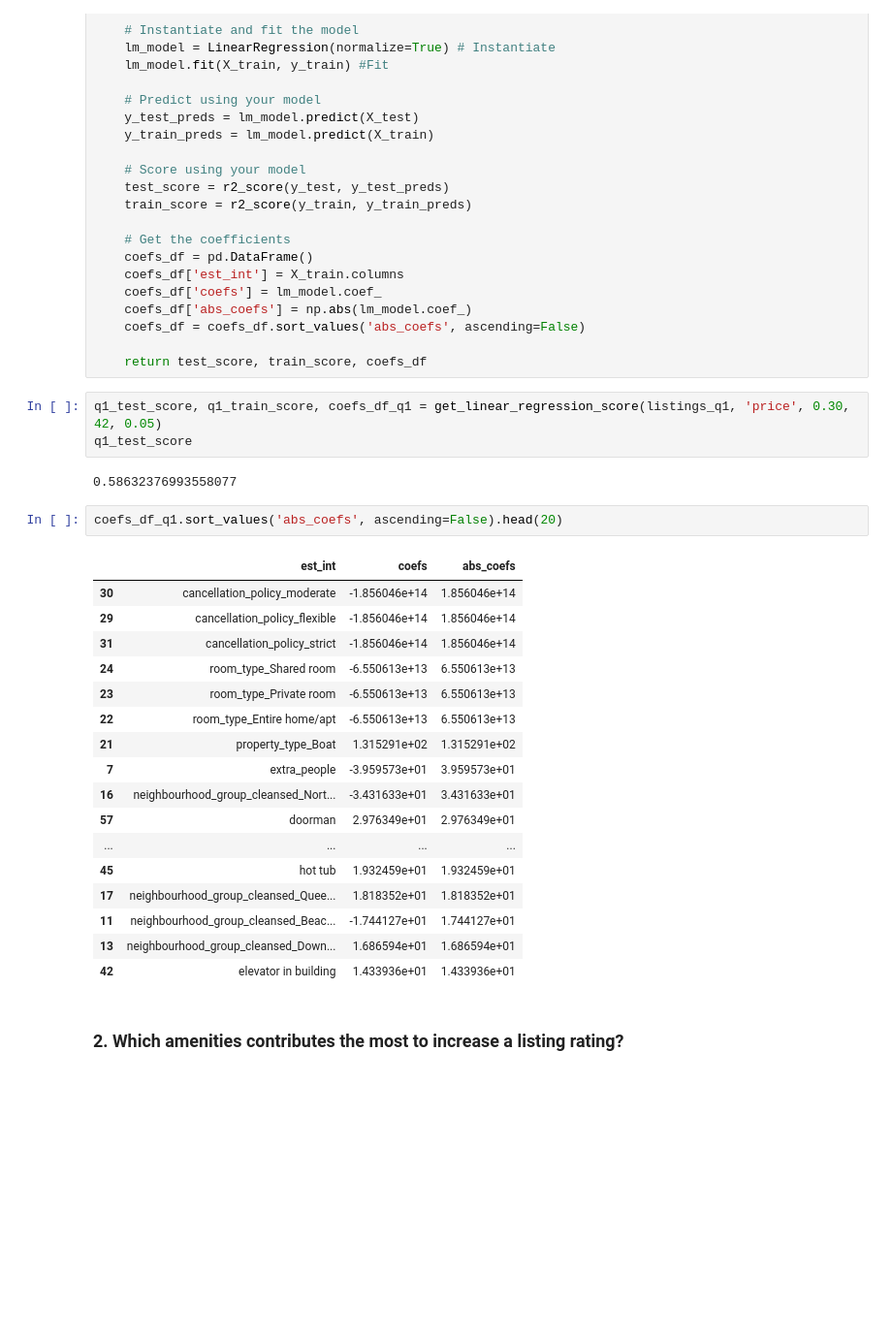
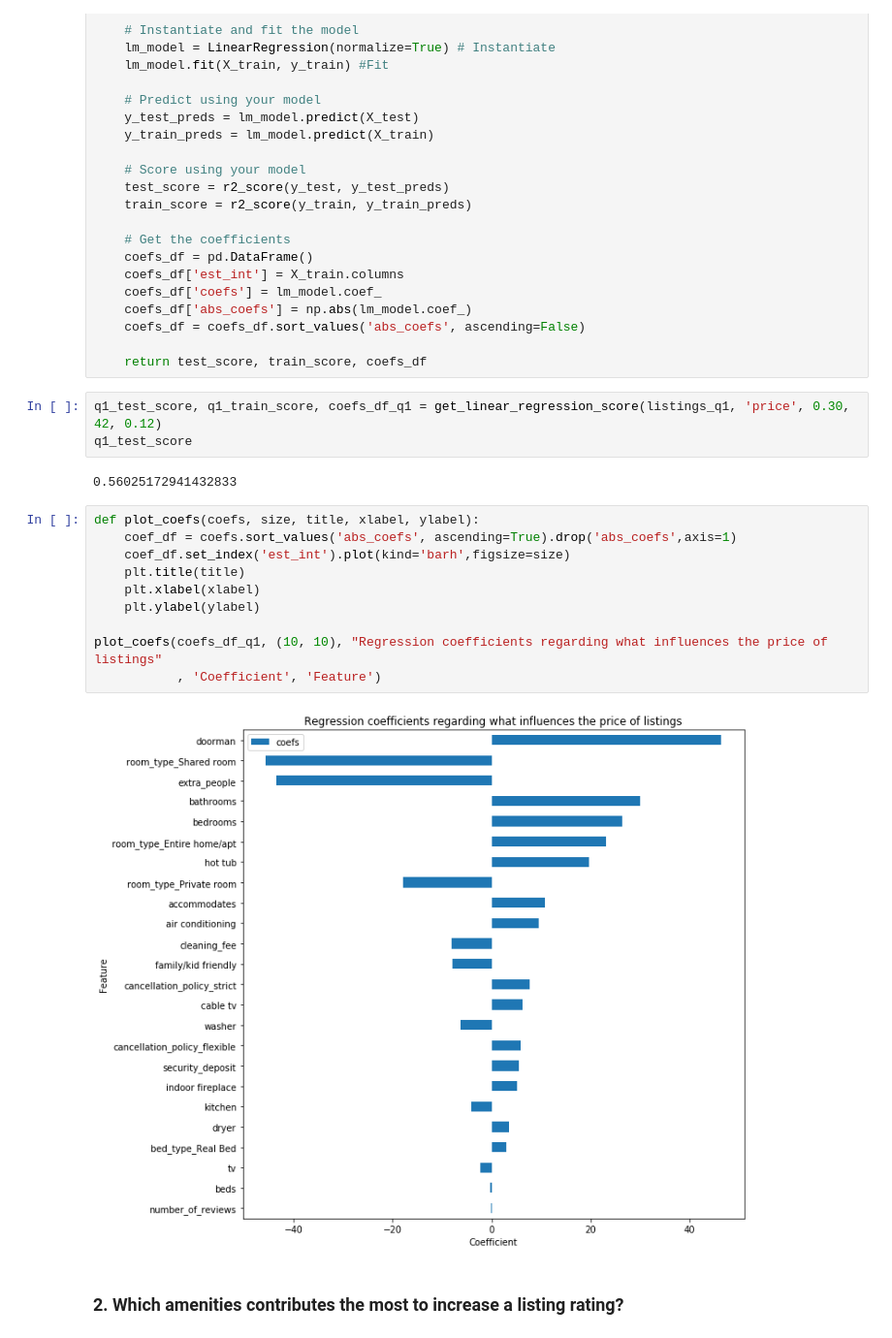
Before and after one commit to Robinhohocepied/airbnb-seattle-data, a Jupyter notebook: AirBnB+Seattle+Data.ipynb, the cells around one changed output. Shown at 97% size. Drawn from its saved outputs; the diff is of its cells as text; blank space fills up the shorter version.

```diff
--- a/AirBnB+Seattle+Data.ipynb
+++ b/AirBnB+Seattle+Data.ipynb
@@ -510,30 +510,22 @@ def get_linear_regression_score(data, independent_var, test_size, random_state,
 
     return test_score, train_score, coefs_df
 # %%
-q1_test_score, q1_train_score, coefs_df_q1 = get_linear_regression_score(listings_q1, 'price', 0.30, 42, 0.05)
+q1_test_score, q1_train_score, coefs_df_q1 = get_linear_regression_score(listings_q1, 'price', 0.30, 42, 0.12)
 q1_test_score
 # %% [output]
-0.58632376993558077
+0.56025172941432833
-# %%
-coefs_df_q1.sort_values('abs_coefs', ascending=False).head(20)
-# %% [output]
-|  | est_int | coefs | abs_coefs |
-| 30 | cancellation_policy_moderate | -1.856046e+14 | 1.856046e+14 |
-| 29 | cancellation_policy_flexible | -1.856046e+14 | 1.856046e+14 |
-| 31 | cancellation_policy_strict | -1.856046e+14 | 1.856046e+14 |
-| 24 | room_type_Shared room | -6.550613e+13 | 6.550613e+13 |
-| 23 | room_type_Private room | -6.550613e+13 | 6.550613e+13 |
-| 22 | room_type_Entire home/apt | -6.550613e+13 | 6.550613e+13 |
-| 21 | property_type_Boat | 1.315291e+02 | 1.315291e+02 |
-| 7 | extra_people | -3.959573e+01 | 3.959573e+01 |
-| 16 | neighbourhood_group_cleansed_Nort... | -3.431633e+01 | 3.431633e+01 |
-| 57 | doorman | 2.976349e+01 | 2.976349e+01 |
-| ... | ... | ... | ... |
-| 45 | hot tub | 1.932459e+01 | 1.932459e+01 |
-| 17 | neighbourhood_group_cleansed_Quee... | 1.818352e+01 | 1.818352e+01 |
-| 11 | neighbourhood_group_cleansed_Beac... | -1.744127e+01 | 1.744127e+01 |
-| 13 | neighbourhood_group_cleansed_Down... | 1.686594e+01 | 1.686594e+01 |
-| 42 | elevator in building | 1.433936e+01 | 1.433936e+01 |
+# %%
+def plot_coefs(coefs, size, title, xlabel, ylabel):
+    coef_df = coefs.sort_values('abs_coefs', ascending=True).drop('abs_coefs',axis=1)
+    coef_df.set_index('est_int').plot(kind='barh',figsize=size)
+    plt.title(title)
+    plt.xlabel(xlabel)
+    plt.ylabel(ylabel)
+
+plot_coefs(coefs_df_q1, (10, 10), "Regression coefficients regarding what influences the price of listings"
+           , 'Coefficient', 'Feature')
+# %% [output]
+[figure, added]
 # %% [markdown]
 ### 2. Which amenities contributes the most to increase a listing rating?
 # %% [markdown]
```
Also changed, not shown: parts of 9 cells of this notebook.
